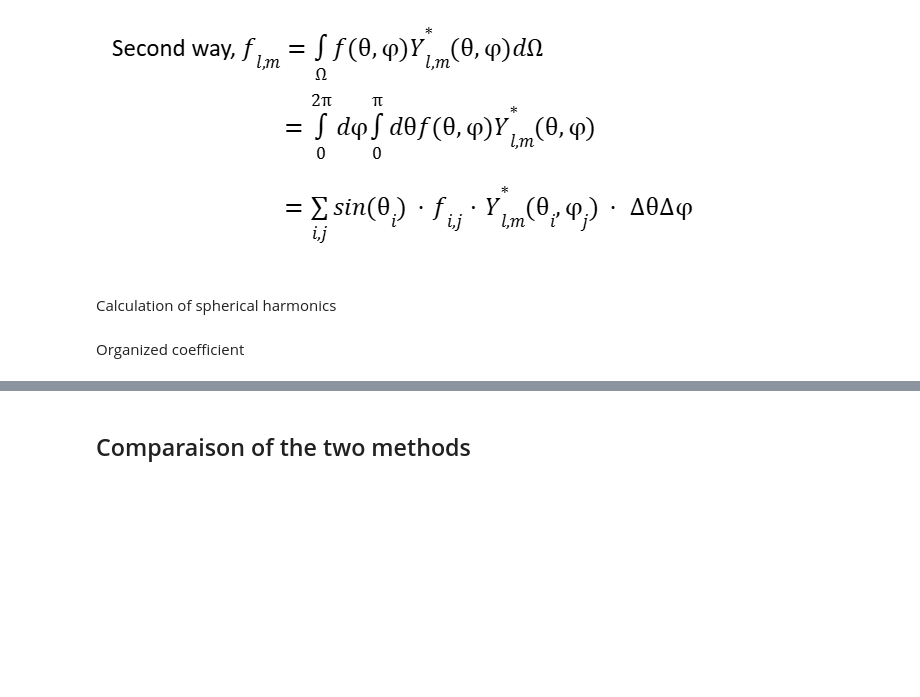
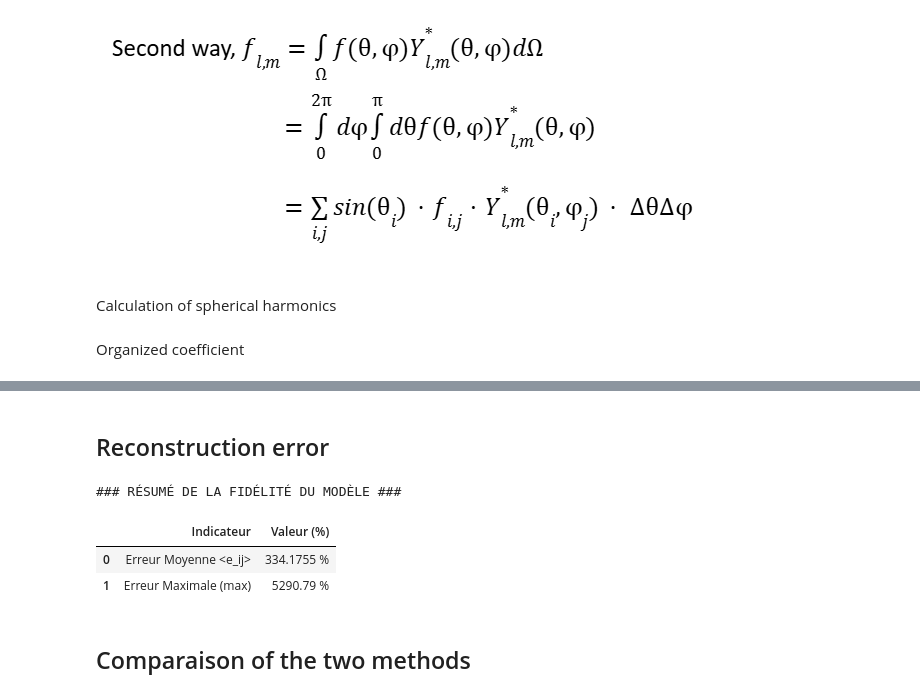
Before and after one commit to clarajdr/Omega60-DD-ICF-simulation, a Jupyter notebook: sphericalharmonics.ipynb, the cells around one changed output, grey strips where cells are left out. Drawn from its saved outputs; the diff is of its cells as text; code cells hidden in the pictures; blank space fills up the shorter version.

```diff
--- a/sphericalharmonics.ipynb
+++ b/sphericalharmonics.ipynb
@@ -116,3 +116,22 @@ sphericalharmonics.analyze_histogram_B(hs_reloaded, theta_edges, phi_edges, Lmax
+# %% [markdown]
+## Reconstruction error
+# %%
+# Lancement de l'analyse
+resultats = sphericalharmonics.analyze_model_fidelity(hs_reloaded, theta_edges, phi_edges, Lmax=6)
+
+# Présentation propre sous forme de tableau
+summary = pd.DataFrame({
+    'Indicateur': ['Erreur Moyenne <e_ij>', 'Erreur Maximale (max)'],
+    'Valeur (%)': [f"{resultats['mean_error']:.4f} %", f"{resultats['max_error']:.2f} %"]
+})
+
+print("### RÉSUMÉ DE LA FIDÉLITÉ DU MODÈLE ###")
+display(summary)
+# %% [output]
+### RÉSUMÉ DE LA FIDÉLITÉ DU MODÈLE ###
+|  | Indicateur | Valeur (%) |
+| 0 | Erreur Moyenne <e_ij> | 334.1755 % |
+| 1 | Erreur Maximale (max) | 5290.79 % |
 # %% [markdown]
 ## Comparaison of the two methods
 # %%
```
Also changed, not shown: parts of 4 cells of this notebook, 5 other files.
